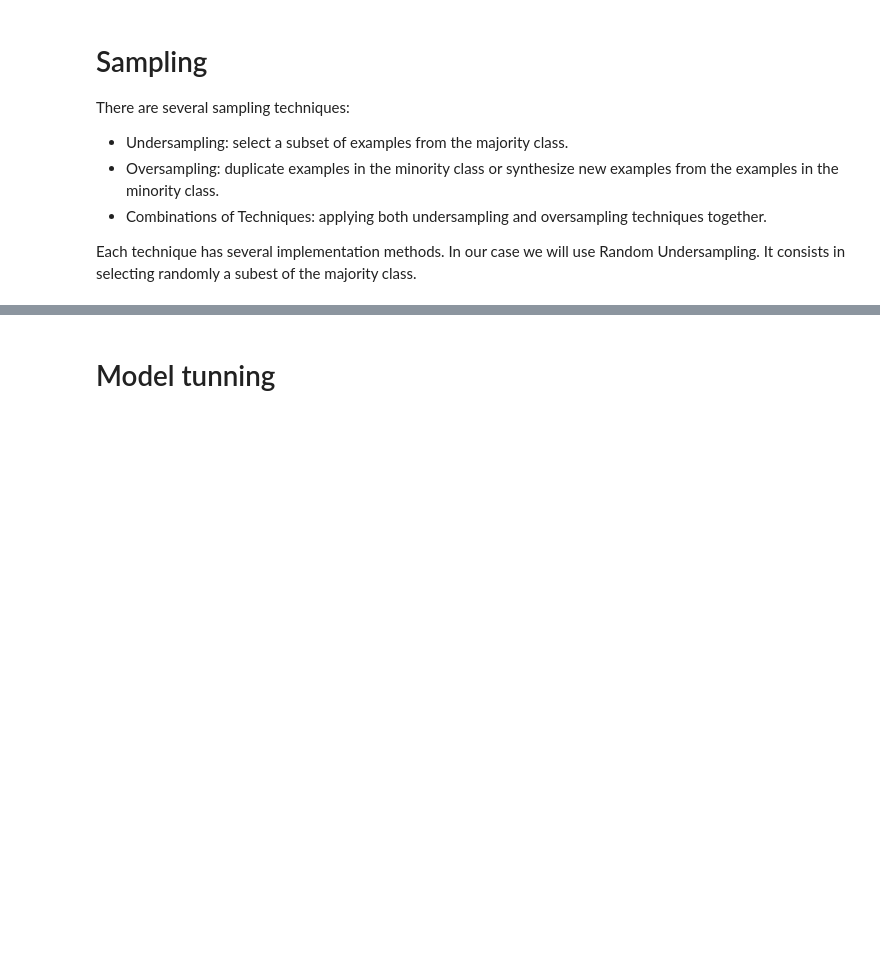
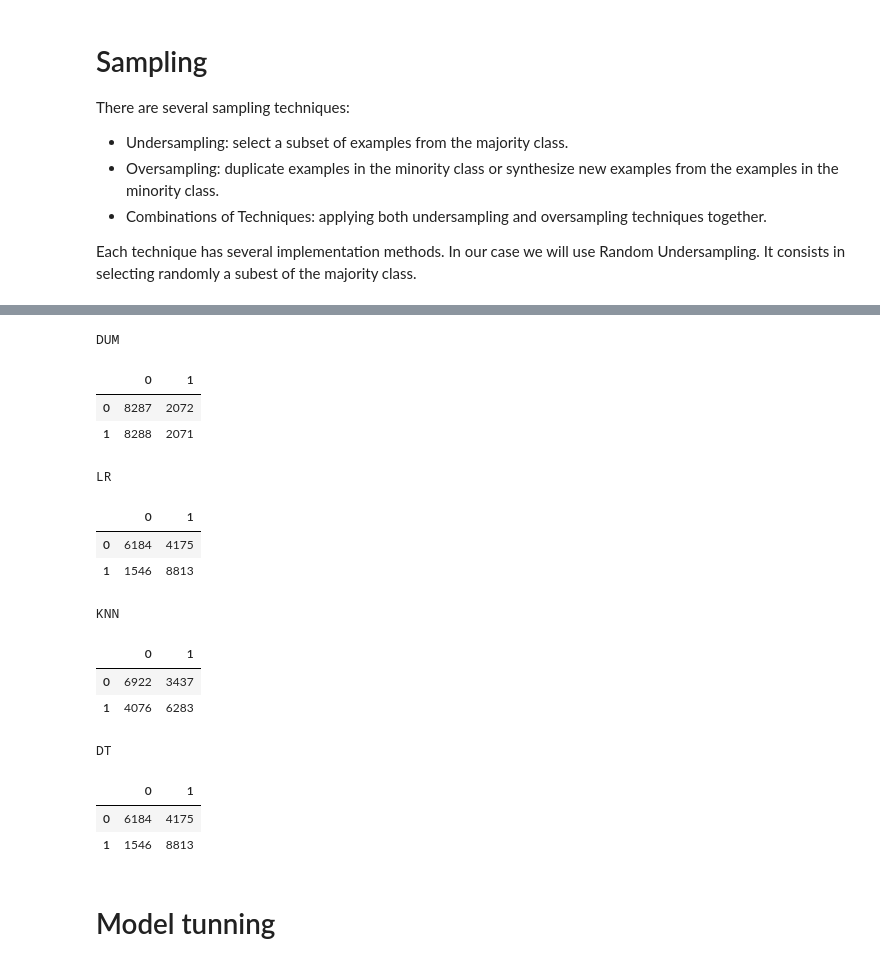
Before and after one commit to tekeinhor/mlops, a Jupyter notebook: notebooks/Modeling.ipynb, the cells around one changed output, grey strips where cells are left out. Drawn from its saved outputs; the diff is of its cells as text; code cells hidden in the pictures; blank space fills up the shorter version.

```diff
--- a/notebooks/Modeling.ipynb
+++ b/notebooks/Modeling.ipynb
@@ -127,6 +73,28 @@ def BasedLine(X_train, y_train, models, scoring = "accuray", num_folds = 10):
-# %%
-models = GetBasedModel()
-names,results = BasedLine(X_train, y_train,models, "f1", 10)
+# %%
+from sklearn.metrics import recall_score, precision_score, f1_score, accuracy_score
+from sklearn.model_selection import GridSearchCV, KFold, StratifiedKFold, cross_val_score, cross_val_predict
+from IPython.display import display
+
+
+'''Test options and evaluation metric'''
+def BasedLine(X_train, y_train, models, scoring = "accuray", num_folds = 10):
+
+    results, names = [], []
+
+    for name, model in models.items():
+        kfold = StratifiedKFold(n_splits = num_folds)
+
+        y_pred = cross_val_predict(model, X_train, y_train, cv=kfold)
+        conf_mat = confusion_matrix(y_train, y_pred)
+
+        cv_results = cross_val_score(model, X_train, y_train, cv = kfold, scoring = scoring, n_jobs = -1)
+
+
+        names.append(name)
+        print(name)
+        display(pd.DataFrame(conf_mat))
+
+    return names, results
 # %% [markdown]
 # Sampling
 
@@ -158,8 +130,35 @@ plt.show()
 new_y_train = new_df.pop("Fake")
 new_X_train = new_df
 # %%
-models = GetBasedModel()
+from sklearn.linear_model import LogisticRegression
+from sklearn.dummy import DummyClassifier
+from sklearn.neighbors import KNeighborsClassifier
+from sklearn.tree import DecisionTreeClassifier
+
+models = {'DUM' : DummyClassifier(),
+          'LR' :LogisticRegression(solver='lbfgs') ,
+          'KNN' : KNeighborsClassifier(),
+          'DT': DecisionTreeClassifier(),
+         }
+
 names,results = BasedLine(new_X_train, new_y_train,models, "f1", 5)
+# %% [output]
+DUM
+|  | 0 | 1 |
+| 0 | 8287 | 2072 |
+| 1 | 8288 | 2071 |
+LR
+|  | 0 | 1 |
+| 0 | 6184 | 4175 |
+| 1 | 1546 | 8813 |
+KNN
+|  | 0 | 1 |
+| 0 | 6922 | 3437 |
+| 1 | 4076 | 6283 |
+DT
+|  | 0 | 1 |
+| 0 | 6184 | 4175 |
+| 1 | 1546 | 8813 |
 # %% [markdown]
 # Model tunning
 # %%
```
Also changed, not shown: parts of 17 cells of this notebook, 1 other file.
